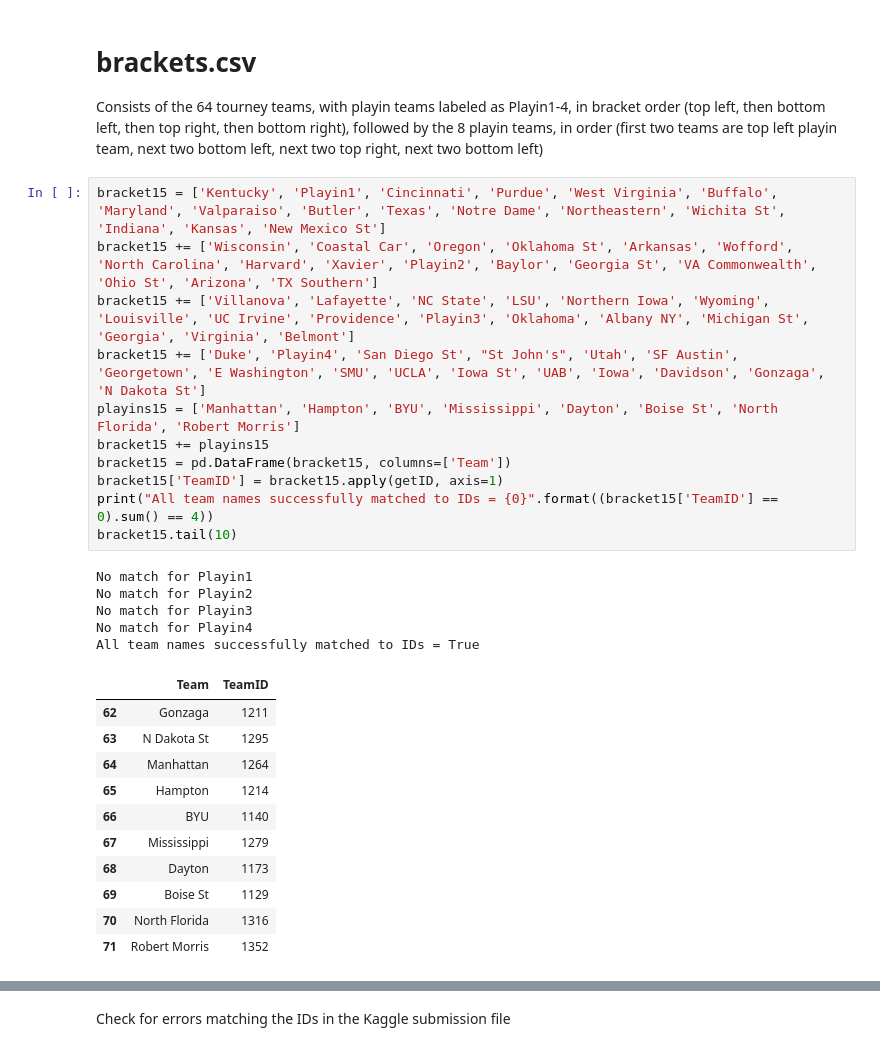
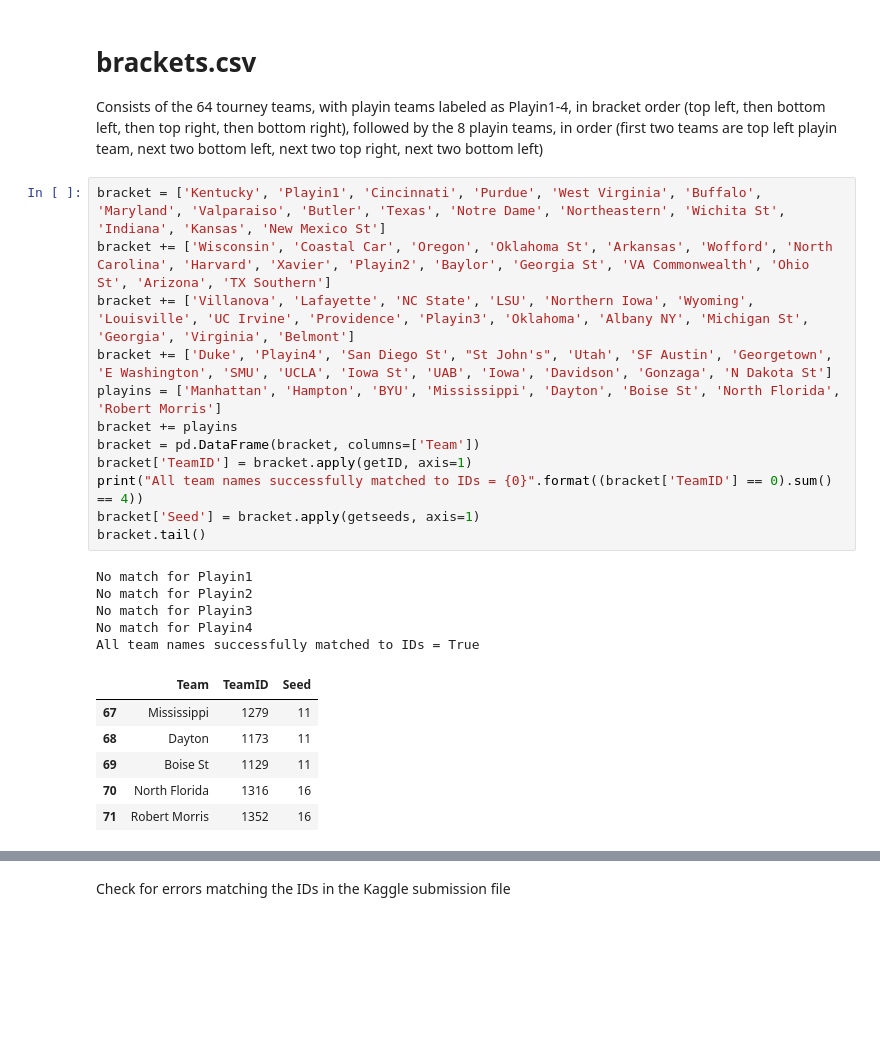
Before and after one commit to dtamayo/NCAAbasketball, a Jupyter notebook: namestoids.ipynb, the cells around one changed output, grey strips where cells are left out. Drawn from its saved outputs; the diff is of its cells as text; blank space fills up the shorter version.

```diff
--- a/namestoids.ipynb
+++ b/namestoids.ipynb
@@ -52,31 +76,27 @@ teamids[np.array(['NC' in name for name in teamids['TeamName']])]
 
 Consists of the 64 tourney teams, with playin teams labeled as Playin1-4, in bracket order (top left, then bottom left, then top right, then bottom right), followed by the 8 playin teams, in order (first two teams are top left playin team, next two bottom left, next two top right, next two bottom left)
 # %%
-bracket15 = ['Kentucky', 'Playin1', 'Cincinnati', 'Purdue', 'West Virginia', 'Buffalo', 'Maryland', 'Valparaiso', 'Butler', 'Texas', 'Notre Dame', 'Northeastern', 'Wichita St', 'Indiana', 'Kansas', 'New Mexico St']
-bracket15 += ['Wisconsin', 'Coastal Car', 'Oregon', 'Oklahoma St', 'Arkansas', 'Wofford', 'North Carolina', 'Harvard', 'Xavier', 'Playin2', 'Baylor', 'Georgia St', 'VA Commonwealth', 'Ohio St', 'Arizona', 'TX Southern']
-bracket15 += ['Villanova', 'Lafayette', 'NC State', 'LSU', 'Northern Iowa', 'Wyoming', 'Louisville', 'UC Irvine', 'Providence', 'Playin3', 'Oklahoma', 'Albany NY', 'Michigan St', 'Georgia', 'Virginia', 'Belmont']
-bracket15 += ['Duke', 'Playin4', 'San Diego St', "St John's", 'Utah', 'SF Austin', 'Georgetown', 'E Washington', 'SMU', 'UCLA', 'Iowa St', 'UAB', 'Iowa', 'Davidson', 'Gonzaga', 'N Dakota St']
-playins15 = ['Manhattan', 'Hampton', 'BYU', 'Mississippi', 'Dayton', 'Boise St', 'North Florida', 'Robert Morris']
-bracket15 += playins15
-bracket15 = pd.DataFrame(bracket15, columns=['Team'])
-bracket15['TeamID'] = bracket15.apply(getID, axis=1)
-print("All team names successfully matched to IDs = {0}".format((bracket15['TeamID'] == 0).sum() == 4))
-bracket15.tail(10)
+bracket = ['Kentucky', 'Playin1', 'Cincinnati', 'Purdue', 'West Virginia', 'Buffalo', 'Maryland', 'Valparaiso', 'Butler', 'Texas', 'Notre Dame', 'Northeastern', 'Wichita St', 'Indiana', 'Kansas', 'New Mexico St']
+bracket += ['Wisconsin', 'Coastal Car', 'Oregon', 'Oklahoma St', 'Arkansas', 'Wofford', 'North Carolina', 'Harvard', 'Xavier', 'Playin2', 'Baylor', 'Georgia St', 'VA Commonwealth', 'Ohio St', 'Arizona', 'TX Southern']
+bracket += ['Villanova', 'Lafayette', 'NC State', 'LSU', 'Northern Iowa', 'Wyoming', 'Louisville', 'UC Irvine', 'Providence', 'Playin3', 'Oklahoma', 'Albany NY', 'Michigan St', 'Georgia', 'Virginia', 'Belmont']
+bracket += ['Duke', 'Playin4', 'San Diego St', "St John's", 'Utah', 'SF Austin', 'Georgetown', 'E Washington', 'SMU', 'UCLA', 'Iowa St', 'UAB', 'Iowa', 'Davidson', 'Gonzaga', 'N Dakota St']
+playins = ['Manhattan', 'Hampton', 'BYU', 'Mississippi', 'Dayton', 'Boise St', 'North Florida', 'Robert Morris']
+bracket += playins
+bracket = pd.DataFrame(bracket, columns=['Team'])
+bracket['TeamID'] = bracket.apply(getID, axis=1)
+print("All team names successfully matched to IDs = {0}".format((bracket['TeamID'] == 0).sum() == 4))
+bracket['Seed'] = bracket.apply(getseeds, axis=1)
+bracket.tail()
 # %% [output]
 No match for Playin1
 No match for Playin2
 No match for Playin3
 No match for Playin4
 All team names successfully matched to IDs = True
-|  | Team | TeamID |
-| 62 | Gonzaga | 1211 |
-| 63 | N Dakota St | 1295 |
-| 64 | Manhattan | 1264 |
-| 65 | Hampton | 1214 |
-| 66 | BYU | 1140 |
-| 67 | Mississippi | 1279 |
-| 68 | Dayton | 1173 |
-| 69 | Boise St | 1129 |
-| 70 | North Florida | 1316 |
-| 71 | Robert Morris | 1352 |
+|  | Team | TeamID | Seed |
+| 67 | Mississippi | 1279 | 11 |
+| 68 | Dayton | 1173 | 11 |
+| 69 | Boise St | 1129 | 11 |
+| 70 | North Florida | 1316 | 16 |
+| 71 | Robert Morris | 1352 | 16 |
 # %%
```
Also changed, not shown: parts of 31 cells of this notebook, 12 other files.
